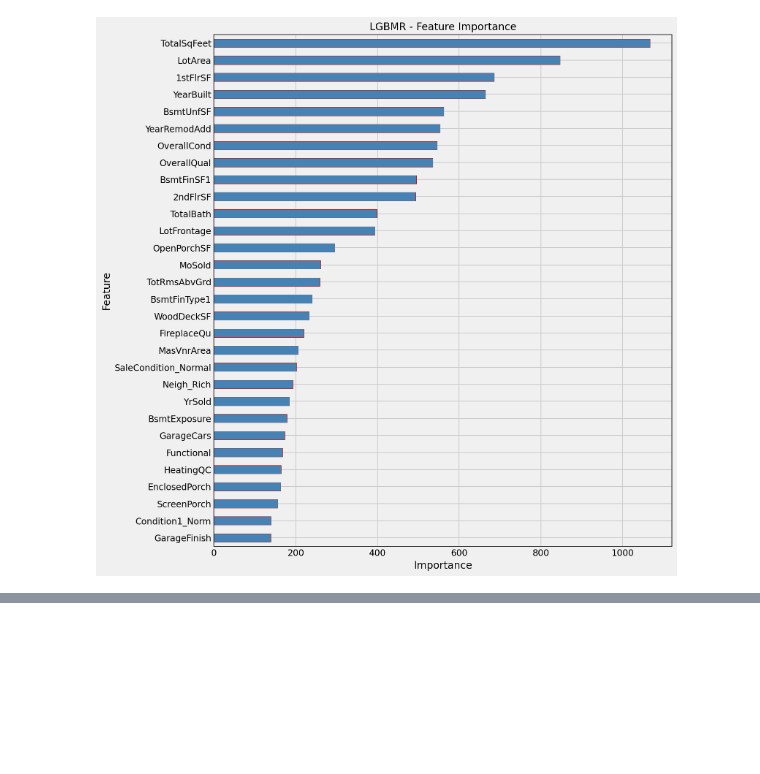
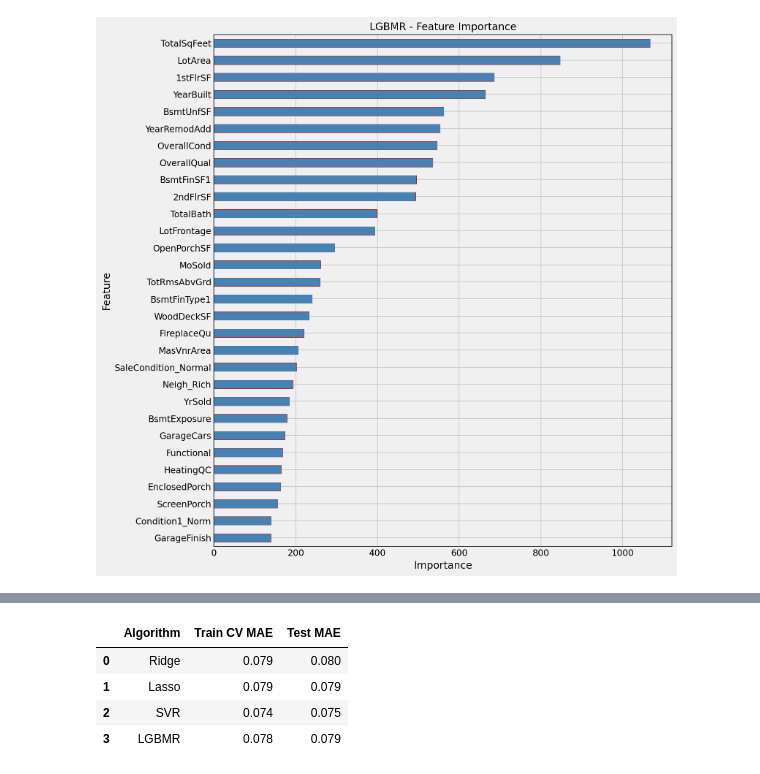
Before and after one commit to KOrfanakis/Housing_Prices_Regression, a Jupyter notebook: 02-Preprocessing_and_Predictions.ipynb, the cells around one changed output, grey strips where cells are left out. Saved outputs shown, nothing was run; the diff lists cells and outputs as text; code cells hidden in the pictures; blank space fills up the shorter version.

```diff
--- a/02-Preprocessing_and_Predictions.ipynb
+++ b/02-Preprocessing_and_Predictions.ipynb
@@ -982,0 +997,20 @@ ax.set(title='LGBMR - Feature Importance', xlabel='Importance');
+# %%
+best_estimators = [
+    best_grid_ridge.best_estimator_, best_grid_ls.best_estimator_,
+    best_grid_svr.best_estimator_, best_grid_lgbm.best_estimator_
+]
+
+test_scores = []
+for i, est in enumerate(best_estimators):
+    est.fit(X_train, y_train)
+    y_pred = est.predict(X_test)
+
+    mae_test = mean_absolute_error(y_test, y_pred)
+    test_scores.append(mae_test)
+
+pd.DataFrame({
+    'Algorithm': names,
+    'Train CV MAE': cv_tuned_mean,
+    'Test MAE': test_scores
+})
+# %% [output]
@@ -982,0 +1020,5 @@ ax.set(title='LGBMR - Feature Importance', xlabel='Importance');
+|  | Algorithm | Train CV MAE | Test MAE |
+| 0 | Ridge | 0.079 | 0.080 |
+| 1 | Lasso | 0.079 | 0.079 |
+| 2 | SVR | 0.074 | 0.075 |
+| 3 | LGBMR | 0.078 | 0.079 |
```
Also changed, not shown: parts of 26 cells of this notebook.
